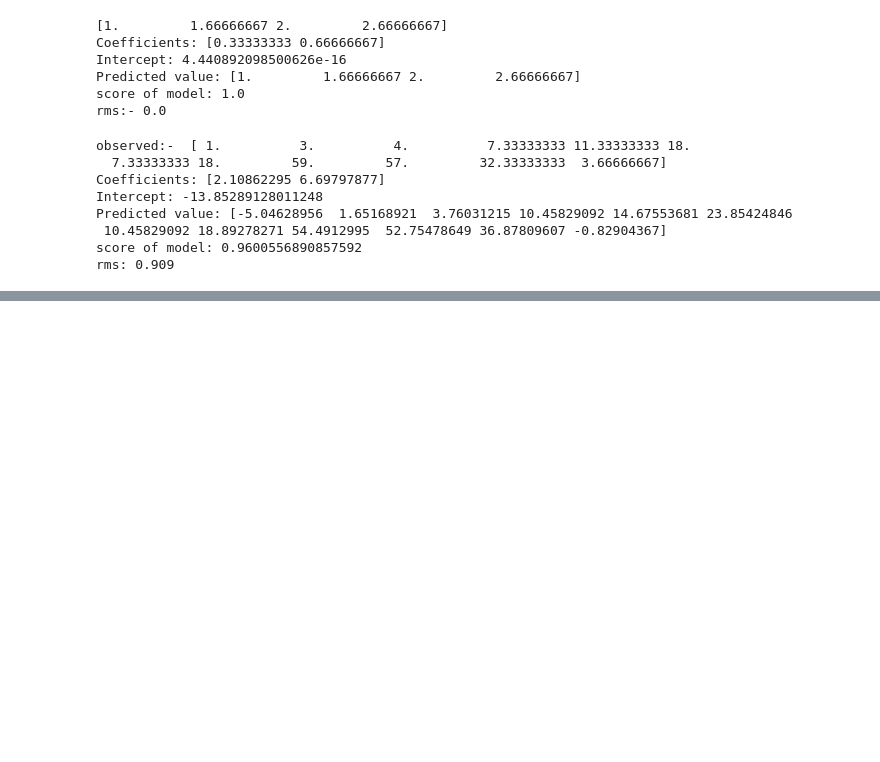
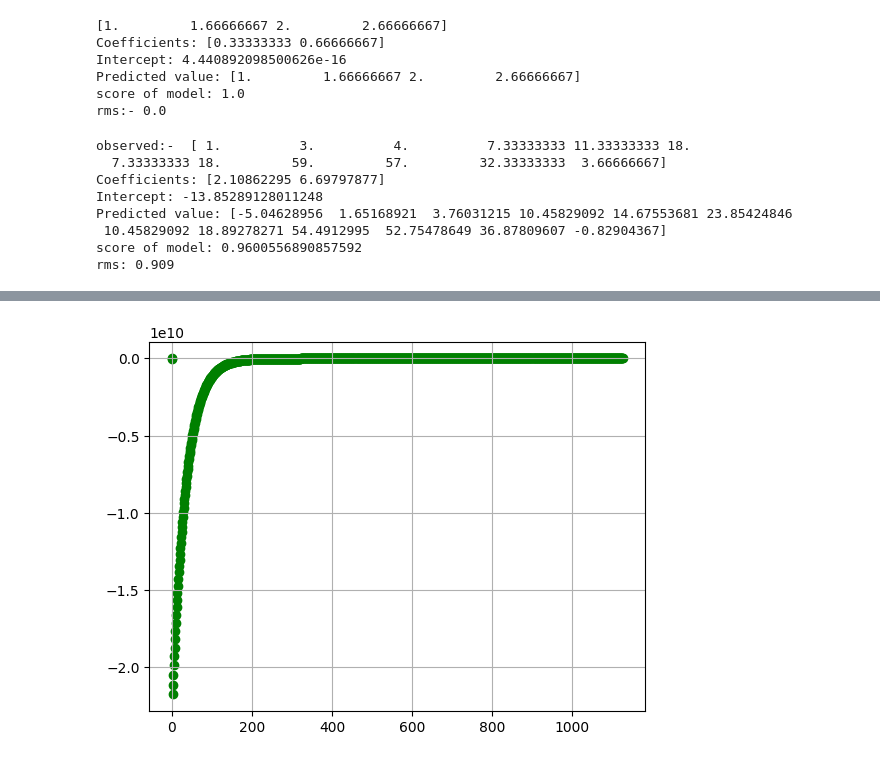
Before and after one commit to Ashutosh-Ranjan310106/FDA-practical-, a Jupyter notebook: linear regression.ipynb, the cells around one changed output, grey strips where cells are left out. Cells and saved outputs as stored; diff of their text form; code cells hidden in the pictures; blank space fills up the shorter version.

```diff
--- a/linear regression.ipynb
+++ b/linear regression.ipynb
@@ -219,0 +237,9 @@ rms: 0.4883461188545223
+# %%
+
+ra = np.array(ra)
+final_ra = remove_outliears(ra)
+# Scatter plot with correct indexing
+plt.scatter(range(len(final_ra)),final_ra, color='green')
+plt.grid(True)
+# %% [output]
+[figure, added]
```
Also changed, not shown: parts of 15 cells of this notebook, 4 other files.
